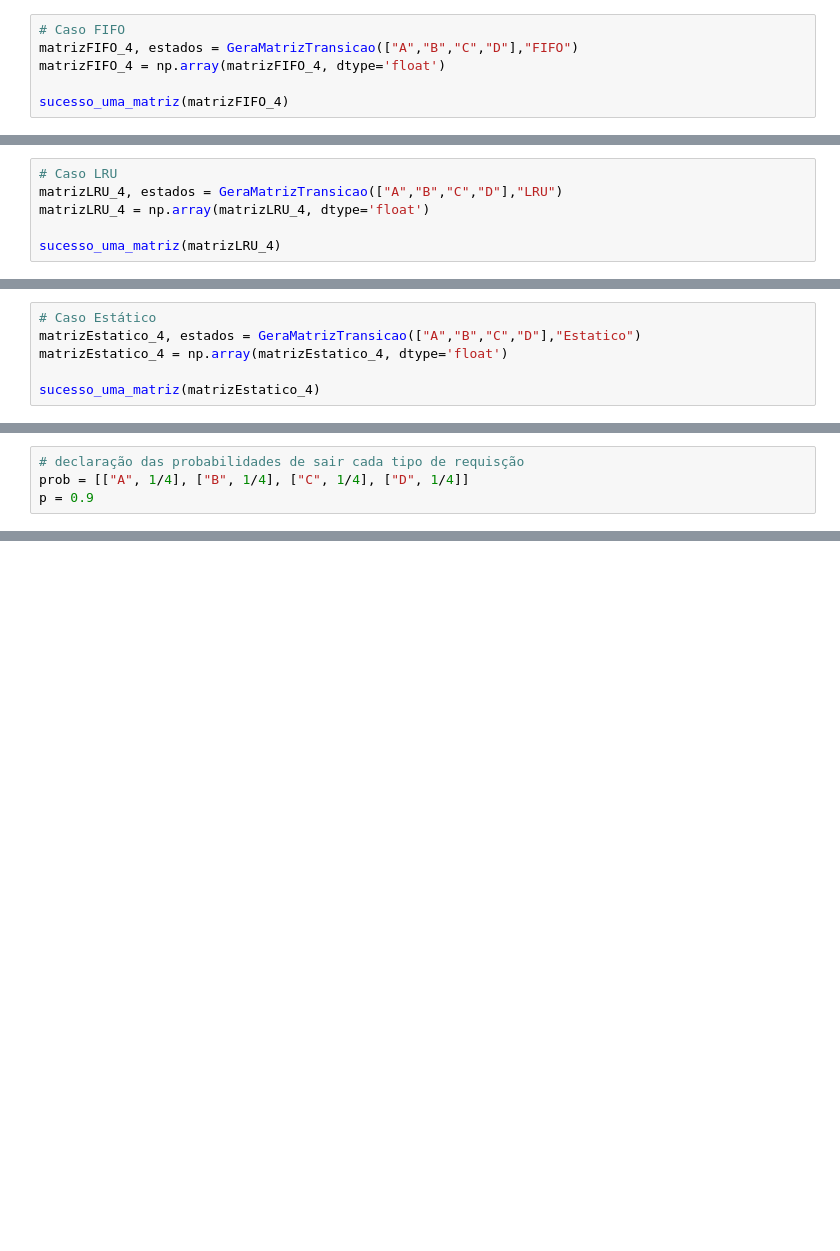
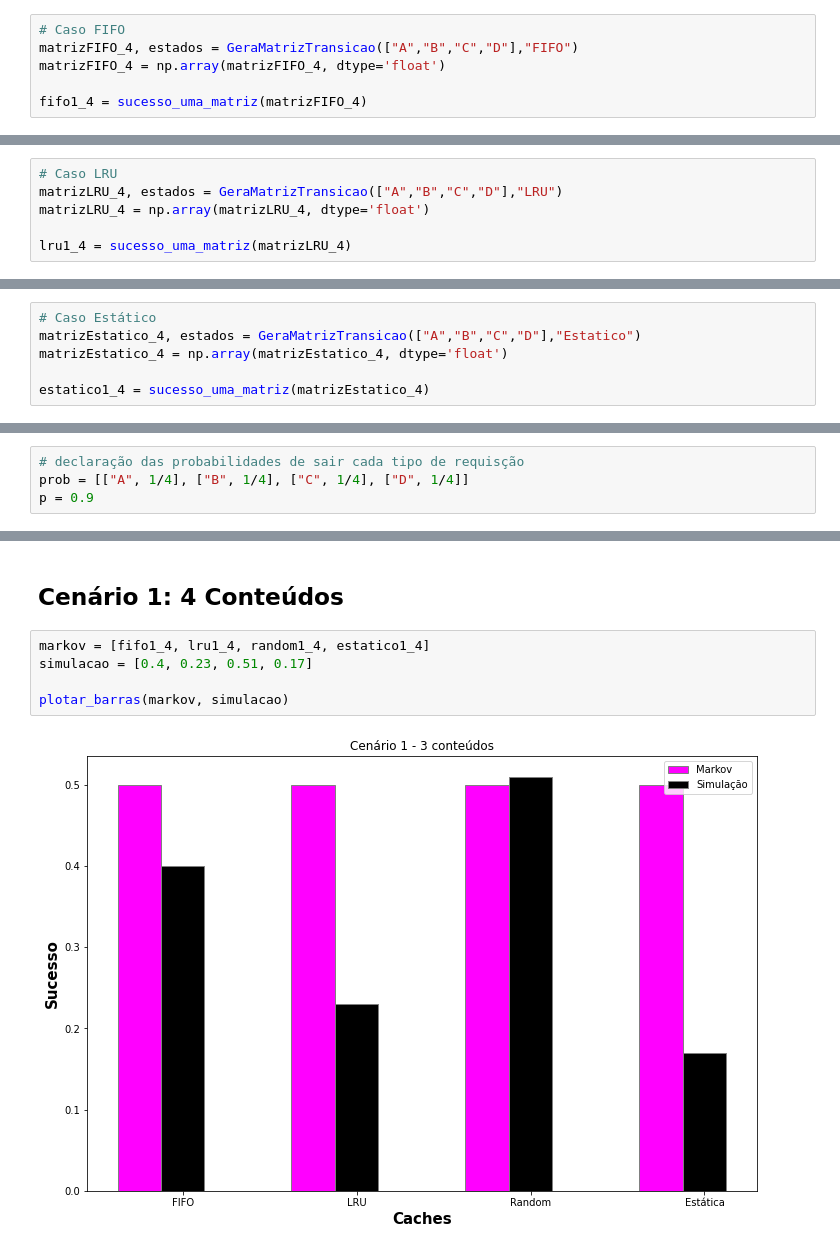
Before and after one commit to siliconemonster/AD-TrabalhoFinal, a Jupyter notebook: Simulação_AD.ipynb, the cells around one changed output, grey strips where cells are left out. Cells and saved outputs as stored; diff of their text form; blank space fills up the shorter version.

```diff
--- a/Simulação_AD.ipynb
+++ b/Simulação_AD.ipynb
@@ -729,6 +449,6 @@ A distribuição estacionária é dada por: [['AB', 1.0], ['AC', 0.0], ['AD', 0.
 matrizFIFO_4, estados = GeraMatrizTransicao(["A","B","C","D"],"FIFO")
 matrizFIFO_4 = np.array(matrizFIFO_4, dtype='float')
 
-sucesso_uma_matriz(matrizFIFO_4)
+fifo1_4 = sucesso_uma_matriz(matrizFIFO_4)
 # %% [output]
 A distribuição estacionária é dada por: [['ABAB', 0.0833333333333334], ['ABAC', -3.103731976261765e-17], ['ABAD', 3.9076586603155214e-19], ['ABBA', -1.583954198241908e-17], ['ABBC', -1.229745720382705 ...
@@ -738,6 +458,6 @@ A distribuição estacionária é dada por: [['ABAB', 0.0833333333333334], ['ABA
 matrizLRU_4, estados = GeraMatrizTransicao(["A","B","C","D"],"LRU")
 matrizLRU_4 = np.array(matrizLRU_4, dtype='float')
 
-sucesso_uma_matriz(matrizLRU_4)
+lru1_4 = sucesso_uma_matriz(matrizLRU_4)
 # %% [output]
 A distribuição estacionária é dada por: [['ABAB', 0.08333333333333336], ['ABAC', 0.0], ['ABAD', 0.0], ['ABBA', 0.0], ['ABBC', 0.0], ['ABBD', 0.0], ['ABCA', 0.0], ['ABCB', 0.0], ['ABCD', 0.0], ['ABDA', ...
@@ -755,6 +475,6 @@ matrizRandom_4 = np.array([[]])
 matrizEstatico_4, estados = GeraMatrizTransicao(["A","B","C","D"],"Estatico")
 matrizEstatico_4 = np.array(matrizEstatico_4, dtype='float')
 
-sucesso_uma_matriz(matrizEstatico_4)
+estatico1_4 = sucesso_uma_matriz(matrizEstatico_4)
 # %% [output]
 A distribuição estacionária é dada por: [['ABAB', 1.0], ['ABAC', 0.0], ['ABAD', 0.0], ['ABBA', 0.0], ['ABBC', 0.0], ['ABBD', 0.0], ['ABCA', 0.0], ['ABCB', 0.0], ['ABCD', 0.0], ['ABDA', 0.0], ['ABDB',  ...
@@ -1100,0 +899,9 @@ array([0.22222222, 0.06666667, 0.15555556, 0.20444444, 0.11111111,
+# %% [markdown]
+ ## Cenário 1: 4 Conteúdos
+# %%
+markov = [fifo1_4, lru1_4, random1_4, estatico1_4]
+simulacao = [0.4, 0.23, 0.51, 0.17]
+
+plotar_barras(markov, simulacao)
+# %% [output]
+[figure, added]
```
Also changed, not shown: parts of 46 cells of this notebook.
